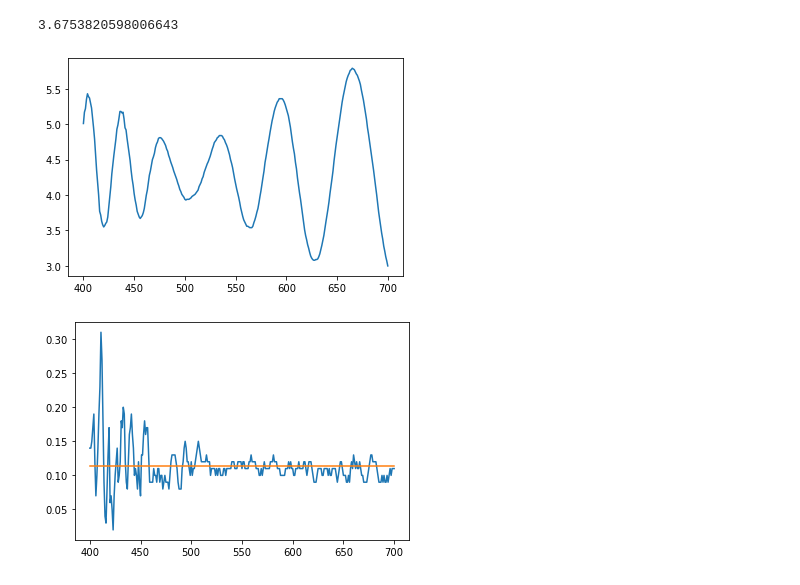
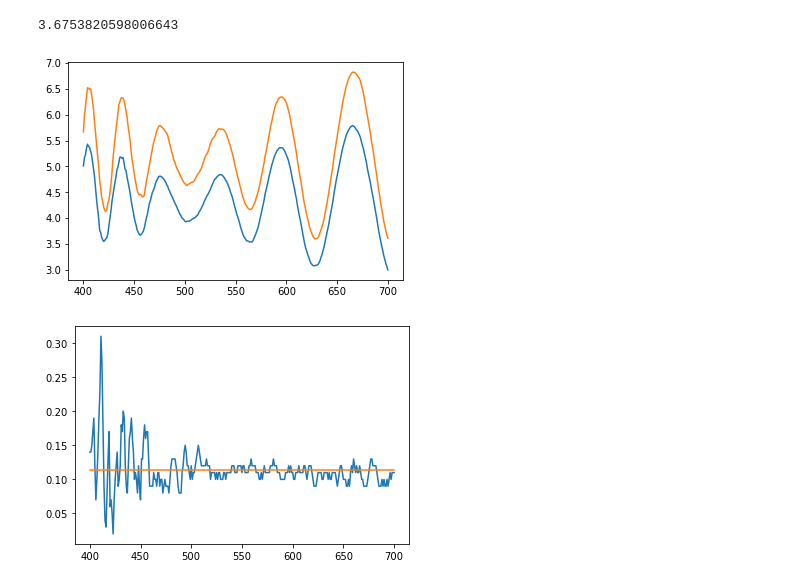
Before and after one commit to Yoway1994/ThinFilm, a Jupyter notebook: Diamond_SCAN.ipynb, the cells around one changed output. Saved outputs shown, nothing was run; the diff lists cells and outputs as text; code cells hidden in the pictures.

```diff
--- a/Diamond_SCAN.ipynb
+++ b/Diamond_SCAN.ipynb
@@ -14,6 +14,7 @@ file6 = pd.read_csv('./measurement/R_5_B6.csv')
 file7 = pd.read_csv('./measurement/R_5_B7.csv')
 file8 = pd.read_csv('./measurement/R_5_B8.csv')
 fileB = pd.read_csv('./measurement/B1.csv')
+filek = pd.read_csv('./measurement/R_5_blacktap.csv')
 wl = file1['nm']
 r1 = file1['SCAN']
 r2 = file2['SCAN']
@@ -24,6 +25,7 @@ r6 = file6['SCAN']
 r7 = file7['SCAN']
 r8 = file8['SCAN']
 b1 = fileB['SCAN']
+k1 = filek['SCAN']
 # %%
 n = 1.5
 air = ml.Non_Dispersion(1)
@@ -46,18 +48,19 @@ RA = (RR-RB)/(1+RR*RB-2*RB)
 # %%
 plt.figure()
 #plt.plot(wl, r1, '--')
 #plt.plot(wl, r2)
 #plt.plot(wl, r3)
 #plt.plot(wl, r4, '--')
 #plt.plot(wl, r5)
 #plt.plot(wl, r6)
 plt.plot(wl, r7)
 #plt.plot(wl, r8, 'r')
 #plt.plot(wl, RA, 'r')
+plt.plot(wl, k1)
 #plt.savefig('m.png')
 plt.show()
 # %% [output]
-[figure, old version]
+[figure, new version]
 # %%
 plt.figure()
 plt.plot(wl, b1)
```
Also changed, not shown: 4 other files.
